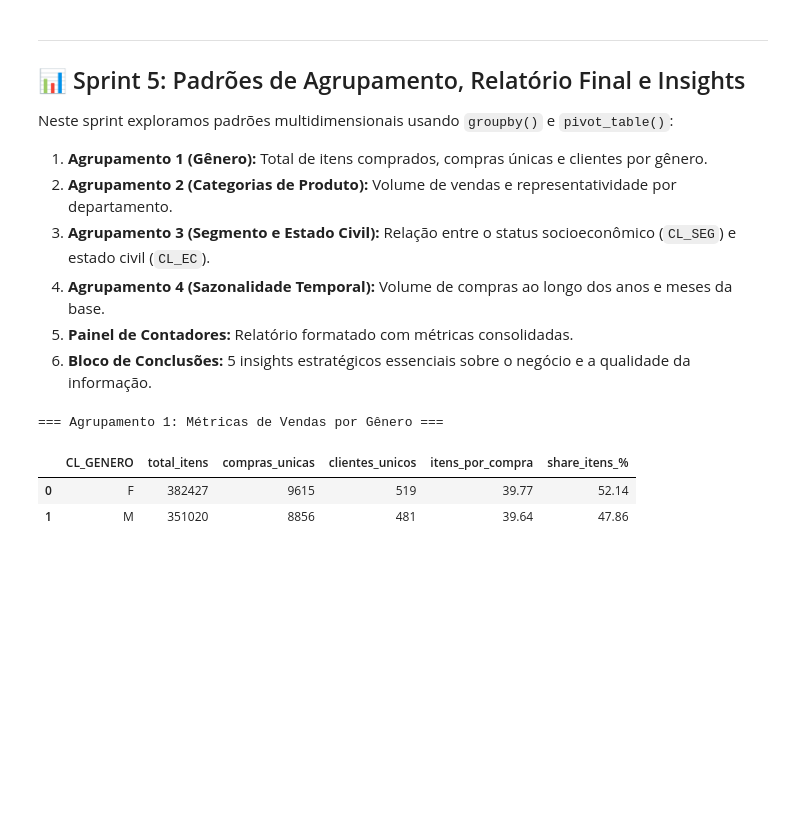
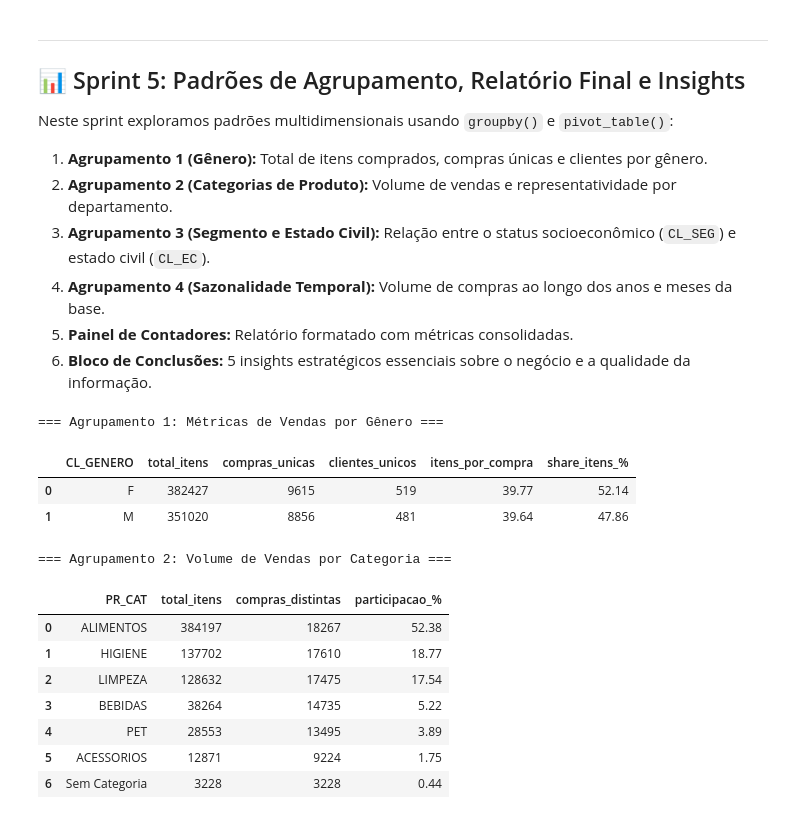
Before and after one commit to LucasBorbaDS/MiniProjeto_LucasRicardoBorba_Analise_De_Dados_T9, a Jupyter notebook: miniprojeto_analise.ipynb, the cells around one changed output. Cells and saved outputs as stored; diff of their text form; code cells hidden in the pictures; blank space fills up the shorter version.

```diff
--- a/miniprojeto_analise.ipynb
+++ b/miniprojeto_analise.ipynb
@@ -485,3 +485,24 @@ display(agrup_genero)
 |  | CL_GENERO | total_itens | compras_unicas | clientes_unicos | itens_por_compra | share_itens_% |
 | 0 | F | 382427 | 9615 | 519 | 39.77 | 52.14 |
 | 1 | M | 351020 | 8856 | 481 | 39.64 | 47.86 |
+# %%
+# Agrupamento 2: Vendas por Categoria de Produto (groupby)
+agrup_categoria = df.groupby('PR_CAT').agg(
+    total_itens=('PR_ID', 'count'),
+    compras_distintas=('CO_ID', 'nunique')
+).sort_values(by='total_itens', ascending=False).reset_index()
+
+agrup_categoria['participacao_%'] = ((agrup_categoria['total_itens'] / agrup_categoria['total_itens'].sum()) * 100).round(2)
+
+print("=== Agrupamento 2: Volume de Vendas por Categoria ===")
+display(agrup_categoria)
+# %% [output]
+=== Agrupamento 2: Volume de Vendas por Categoria ===
+|  | PR_CAT | total_itens | compras_distintas | participacao_% |
+| 0 | ALIMENTOS | 384197 | 18267 | 52.38 |
+| 1 | HIGIENE | 137702 | 17610 | 18.77 |
+| 2 | LIMPEZA | 128632 | 17475 | 17.54 |
+| 3 | BEBIDAS | 38264 | 14735 | 5.22 |
+| 4 | PET | 28553 | 13495 | 3.89 |
+| 5 | ACESSORIOS | 12871 | 9224 | 1.75 |
+| 6 | Sem Categoria | 3228 | 3228 | 0.44 |
```
Also changed, not shown: parts of 1 cell of this notebook.
